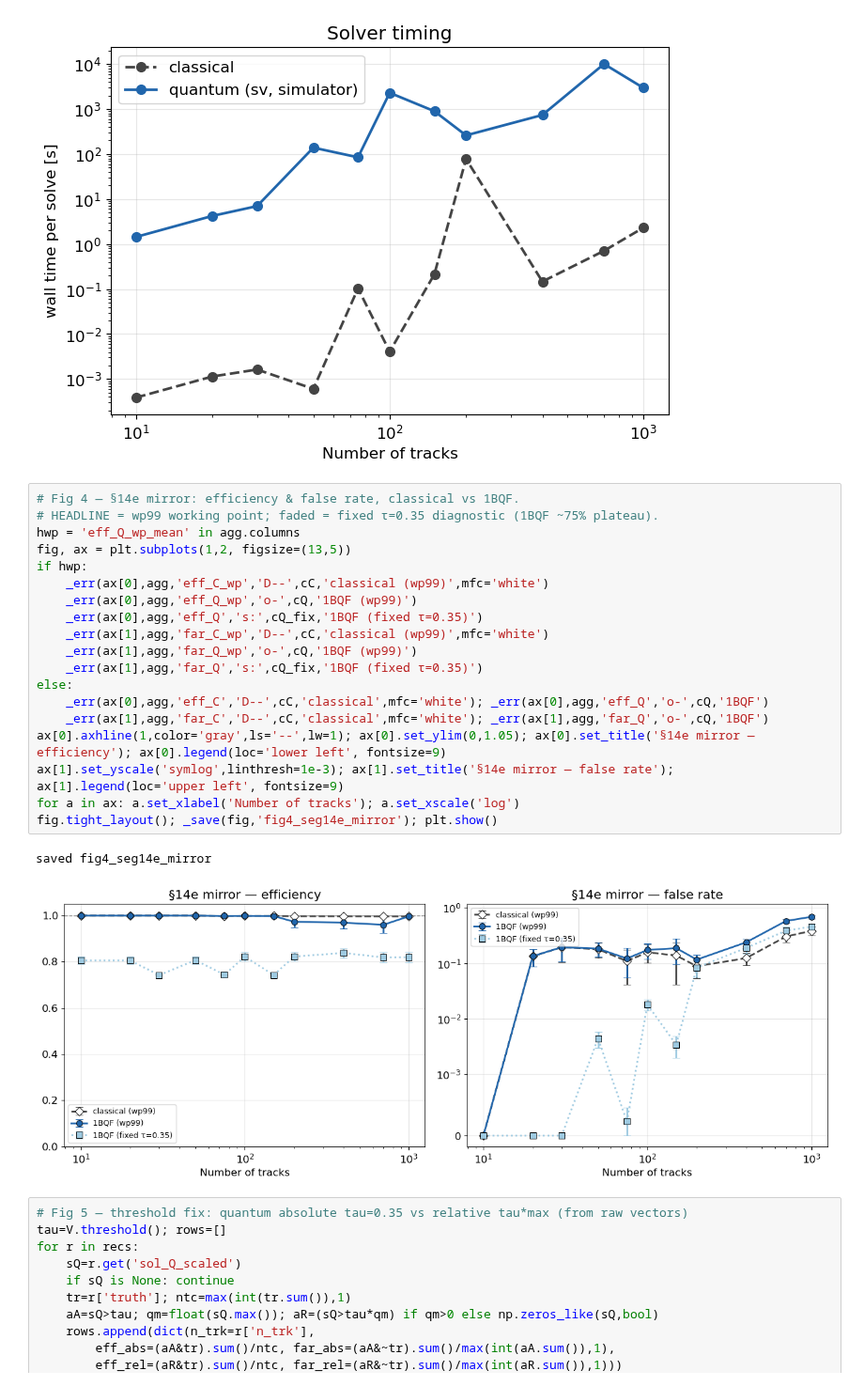
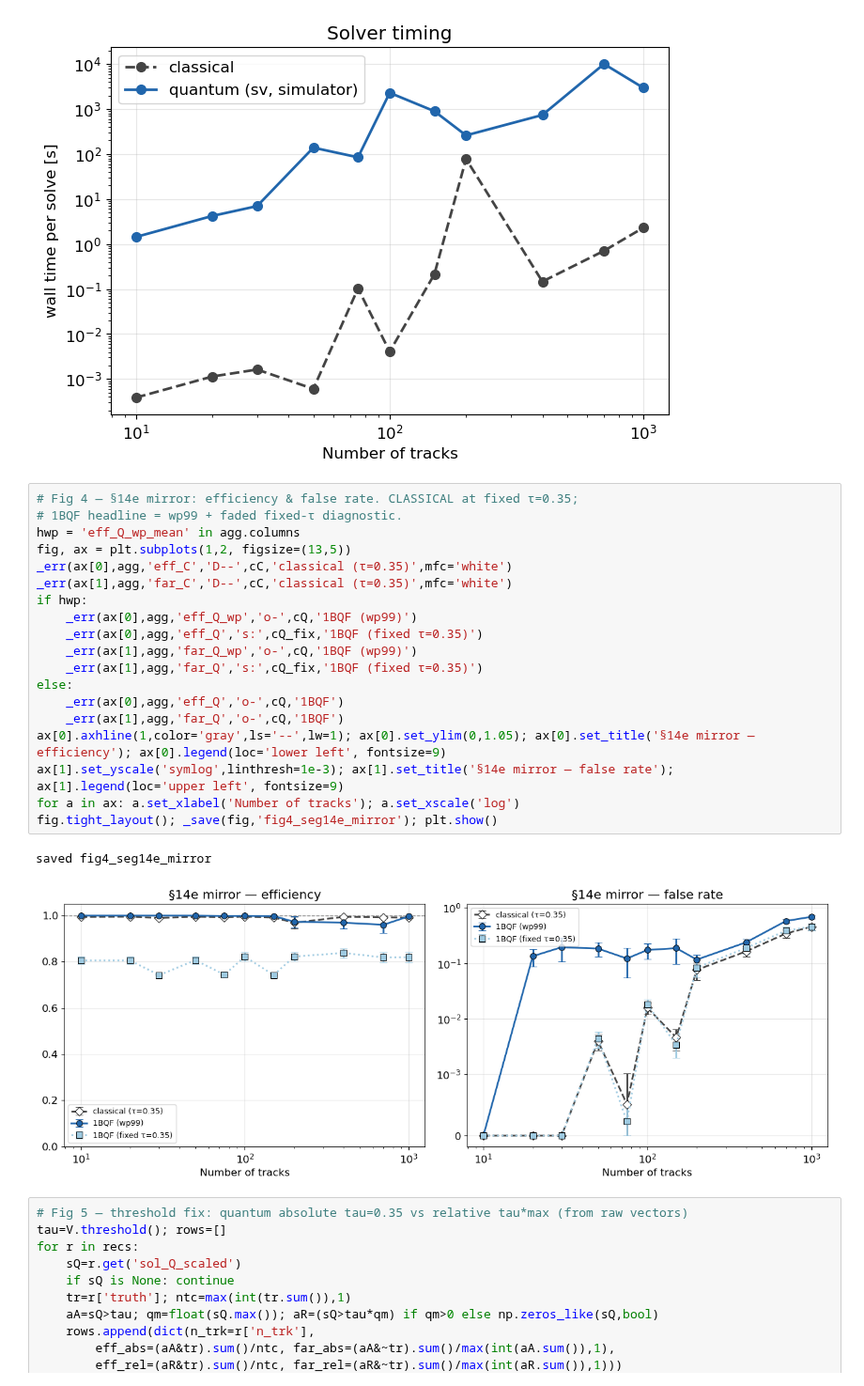
Before and after one commit to GeorgeWilliam1999/Quantum_Track_Reconstruction, a Jupyter notebook: Toy_Characterisation/Verify_new_results/Quantum_segment_level_store.ipynb, the cells around one changed output. Shown at 94% size. Drawn from its saved outputs; the diff is of its cells as text.

```diff
--- a/Toy_Characterisation/Verify_new_results/Quantum_segment_level_store.ipynb
+++ b/Toy_Characterisation/Verify_new_results/Quantum_segment_level_store.ipynb
@@ -136,27 +136,27 @@ fig.tight_layout(); _save(fig,'fig3_timing'); plt.show()
 saved fig3_timing
 [figure]
 # %%
-# Fig 4 — §14e mirror: efficiency & false rate, classical vs 1BQF.
-# HEADLINE = wp99 working point; faded = fixed τ=0.35 diagnostic (1BQF ~75% plateau).
+# Fig 4 — §14e mirror: efficiency & false rate. CLASSICAL at fixed τ=0.35;
+# 1BQF headline = wp99 + faded fixed-τ diagnostic.
 hwp = 'eff_Q_wp_mean' in agg.columns
 fig, ax = plt.subplots(1,2, figsize=(13,5))
+_err(ax[0],agg,'eff_C','D--',cC,'classical (τ=0.35)',mfc='white')
+_err(ax[1],agg,'far_C','D--',cC,'classical (τ=0.35)',mfc='white')
 if hwp:
-    _err(ax[0],agg,'eff_C_wp','D--',cC,'classical (wp99)',mfc='white')
     _err(ax[0],agg,'eff_Q_wp','o-',cQ,'1BQF (wp99)')
     _err(ax[0],agg,'eff_Q','s:',cQ_fix,'1BQF (fixed τ=0.35)')
-    _err(ax[1],agg,'far_C_wp','D--',cC,'classical (wp99)',mfc='white')
     _err(ax[1],agg,'far_Q_wp','o-',cQ,'1BQF (wp99)')
     _err(ax[1],agg,'far_Q','s:',cQ_fix,'1BQF (fixed τ=0.35)')
 else:
-    _err(ax[0],agg,'eff_C','D--',cC,'classical',mfc='white'); _err(ax[0],agg,'eff_Q','o-',cQ,'1BQF')
-    _err(ax[1],agg,'far_C','D--',cC,'classical',mfc='white'); _err(ax[1],agg,'far_Q','o-',cQ,'1BQF')
+    _err(ax[0],agg,'eff_Q','o-',cQ,'1BQF')
+    _err(ax[1],agg,'far_Q','o-',cQ,'1BQF')
 ax[0].axhline(1,color='gray',ls='--',lw=1); ax[0].set_ylim(0,1.05); ax[0].set_title('§14e mirror — efficiency'); ax[0].legend(loc='lower left', fontsize=9)
 ax[1].set_yscale('symlog',linthresh=1e-3); ax[1].set_title('§14e mirror — false rate'); ax[1].legend(loc='upper left', fontsize=9)
 for a in ax: a.set_xlabel('Number of tracks'); a.set_xscale('log')
 fig.tight_layout(); _save(fig,'fig4_seg14e_mirror'); plt.show()
 # %% [output]
 saved fig4_seg14e_mirror
-[figure, old version]
+[figure, new version]
 # %%
 # Fig 5 — threshold fix: quantum absolute tau=0.35 vs relative tau*max (from raw vectors)
 tau=V.threshold(); rows=[]
```
Also changed, not shown: parts of 2 cells of this notebook, 36 other files.
